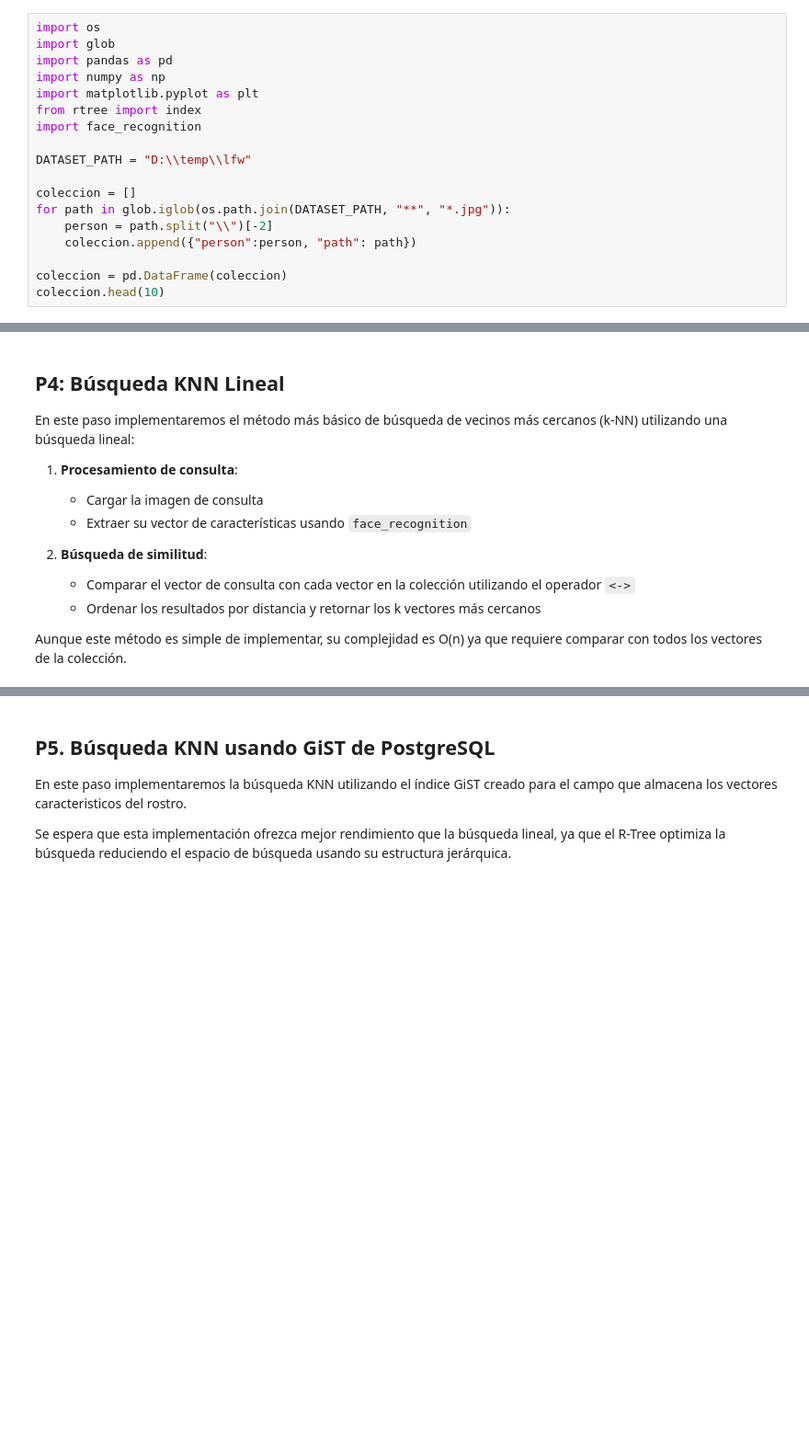
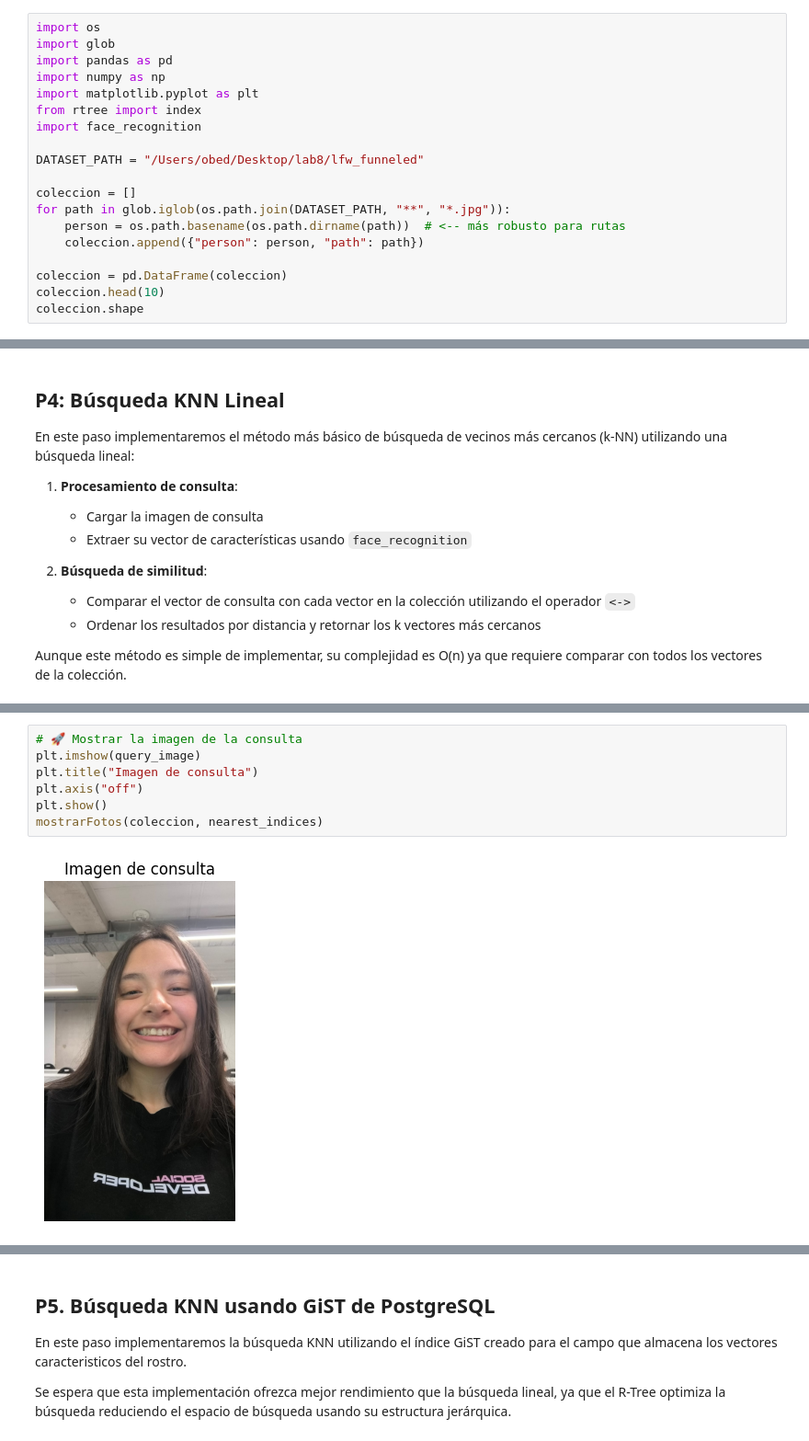
Before and after one commit to AngelMoraH/lab8_bd2, a Jupyter notebook: Laboratorio 8_Face Recognition.ipynb, the cells around one changed output, grey strips where cells are left out. Shown at 92% size. Cells and saved outputs as stored; diff of their text form; blank space fills up the shorter version.

```diff
--- a/Laboratorio 8_Face Recognition.ipynb
+++ b/Laboratorio 8_Face Recognition.ipynb
@@ -122,12 +122,13 @@ import matplotlib.pyplot as plt
 from rtree import index
 import face_recognition
 
-DATASET_PATH = "D:\\temp\\lfw"
+DATASET_PATH = "/Users/obed/Desktop/lab8/lfw_funneled"
 
 coleccion = []
 for path in glob.iglob(os.path.join(DATASET_PATH, "**", "*.jpg")):
-    person = path.split("\\")[-2]
-    coleccion.append({"person":person, "path": path})
+    person = os.path.basename(os.path.dirname(path))  # <-- más robusto para rutas
+    coleccion.append({"person": person, "path": path})
 
 coleccion = pd.DataFrame(coleccion)
 coleccion.head(10)
+coleccion.shape
@@ -205,0 +301,9 @@ Aunque este método es simple de implementar, su complejidad es O(n) ya que requ
+# %%
+# 🚀 Mostrar la imagen de la consulta
+plt.imshow(query_image)
+plt.title("Imagen de consulta")
+plt.axis("off")
+plt.show()
+mostrarFotos(coleccion, nearest_indices)
+# %% [output]
+[figure, added]
```
Also changed, not shown: parts of 9 cells of this notebook, 5 other files.
